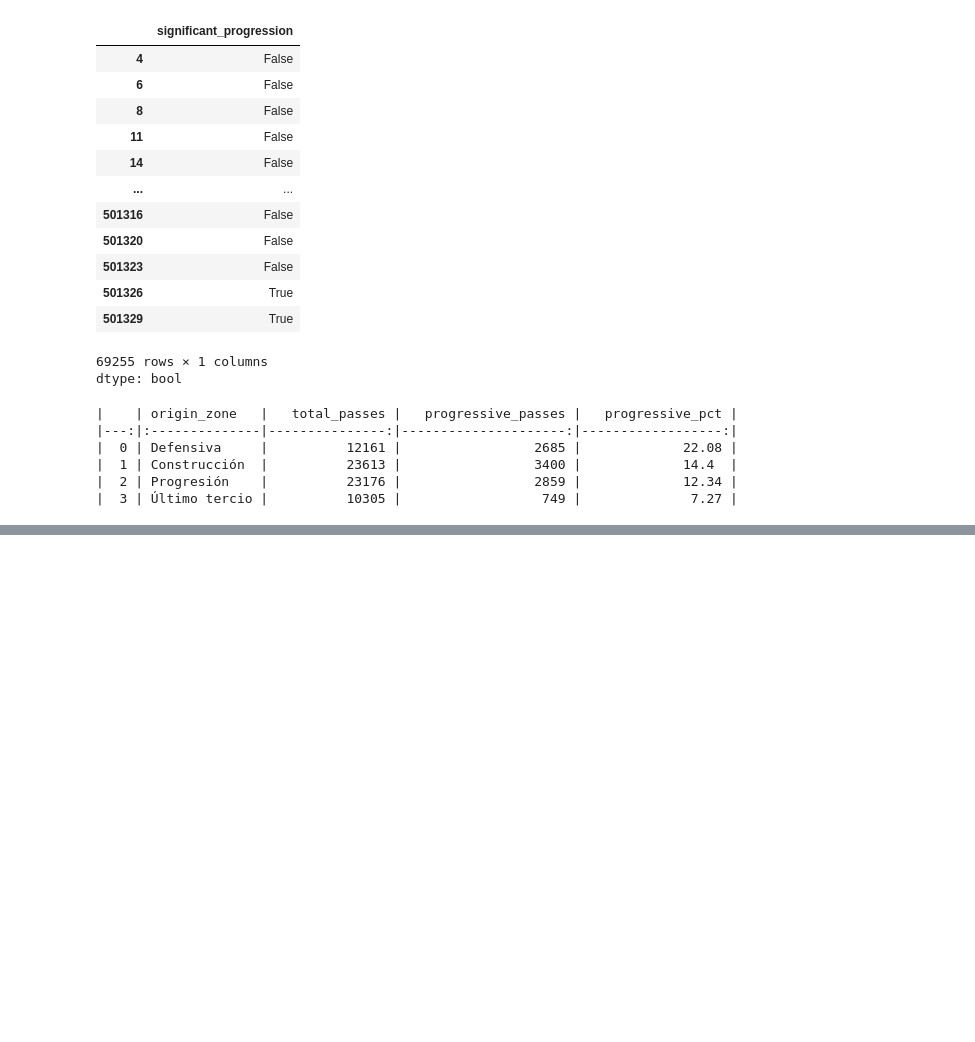
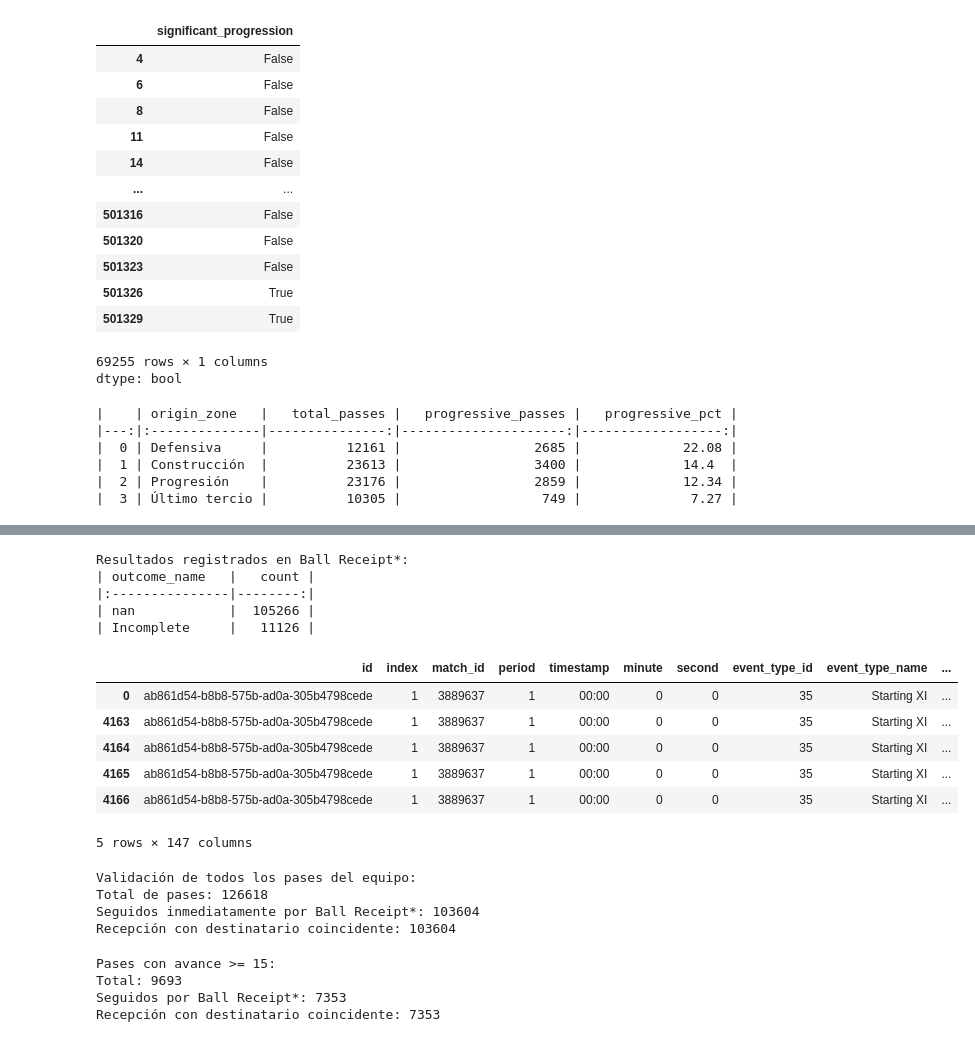
Before and after one commit to MiguelFigueroa02/ITAM_Sport_Lucho_FC, a Jupyter notebook: notebooks/01_data_exploration.ipynb, the cells around one changed output, grey strips where cells are left out. Cells and saved outputs as stored; diff of their text form; code cells hidden in the pictures; blank space fills up the shorter version.

Commit message:
data: Analysis of pass progression incluiding context of what happens after the player receipt the ball

```diff
--- a/notebooks/01_data_exploration.ipynb
+++ b/notebooks/01_data_exploration.ipynb
@@ -1457,0 +1812,32 @@ print(significant_by_zone.round(2).to_markdown())
+# %%
+# Orden cronológico de los eventos
+ev = events.sort_values(["match_id", "index"]).copy()
+# %%
+# Inspeccionar outcome_name en las recepciones
+receipts = ev[ev["event_type_name"] == "Ball Receipt*"]
+
+
+print("Resultados registrados en Ball Receipt*:")
+if "outcome_name" in receipts.columns:
+    print(receipts["outcome_name"].value_counts(dropna=False).head(10).to_markdown())
+# %% [output]
+Resultados registrados en Ball Receipt*:
+| outcome_name   |   count |
+|:---------------|--------:|
+| nan            |  105266 |
+| Incomplete     |   11126 |
+# %%
+group_cols = ["match_id", "possession"]
+
+for col in ["event_type_name", "team_name", "player_name"]:
+    ev[f"next_{col}"] = ev.groupby(group_cols)[col].shift(-1)
+
+ev.head()
+# %% [output]
+|  | id | index | match_id | period | timestamp | minute | second | event_type_id | event_type_name | ... |
+| 0 | ab861d54-b8b8-575b-ad0a-305b4798cede | 1 | 3889637 | 1 | 00:00 | 0 | 0 | 35 | Starting XI | ... |
+| 4163 | ab861d54-b8b8-575b-ad0a-305b4798cede | 1 | 3889637 | 1 | 00:00 | 0 | 0 | 35 | Starting XI | ... |
+| 4164 | ab861d54-b8b8-575b-ad0a-305b4798cede | 1 | 3889637 | 1 | 00:00 | 0 | 0 | 35 | Starting XI | ... |
+| 4165 | ab861d54-b8b8-575b-ad0a-305b4798cede | 1 | 3889637 | 1 | 00:00 | 0 | 0 | 35 | Starting XI | ... |
+| 4166 | ab861d54-b8b8-575b-ad0a-305b4798cede | 1 | 3889637 | 1 | 00:00 | 0 | 0 | 35 | Starting XI | ... |
+5 rows × 147 columns
@@ -1457,0 +1862,12 @@ print(significant_by_zone.round(2).to_markdown())
+# %%
+print("\nValidación de todos los pases del equipo:")
+print("Total de pases:", len(pass_events))
+print("Seguidos inmediatamente por Ball Receipt*:",
+      pass_events["next_is_receipt"].sum())
+print("Recepción con destinatario coincidente:",
+      pass_events["recipient_matches"].sum())
+# %% [output]
+Validación de todos los pases del equipo:
+Total de pases: 126618
+Seguidos inmediatamente por Ball Receipt*: 103604
+Recepción con destinatario coincidente: 103604
@@ -1457,0 +1887,12 @@ print(significant_by_zone.round(2).to_markdown())
+# %%
+print("\nPases con avance >= 15:")
+print("Total:", len(progressive_check))
+print("Seguidos por Ball Receipt*:",
+      progressive_check["next_is_receipt"].sum())
+print("Recepción con destinatario coincidente:",
+      progressive_check["recipient_matches"].sum())
+# %% [output]
+Pases con avance >= 15:
+Total: 9693
+Seguidos por Ball Receipt*: 7353
+Recepción con destinatario coincidente: 7353
```
Also changed, not shown: parts of 51 cells of this notebook.
